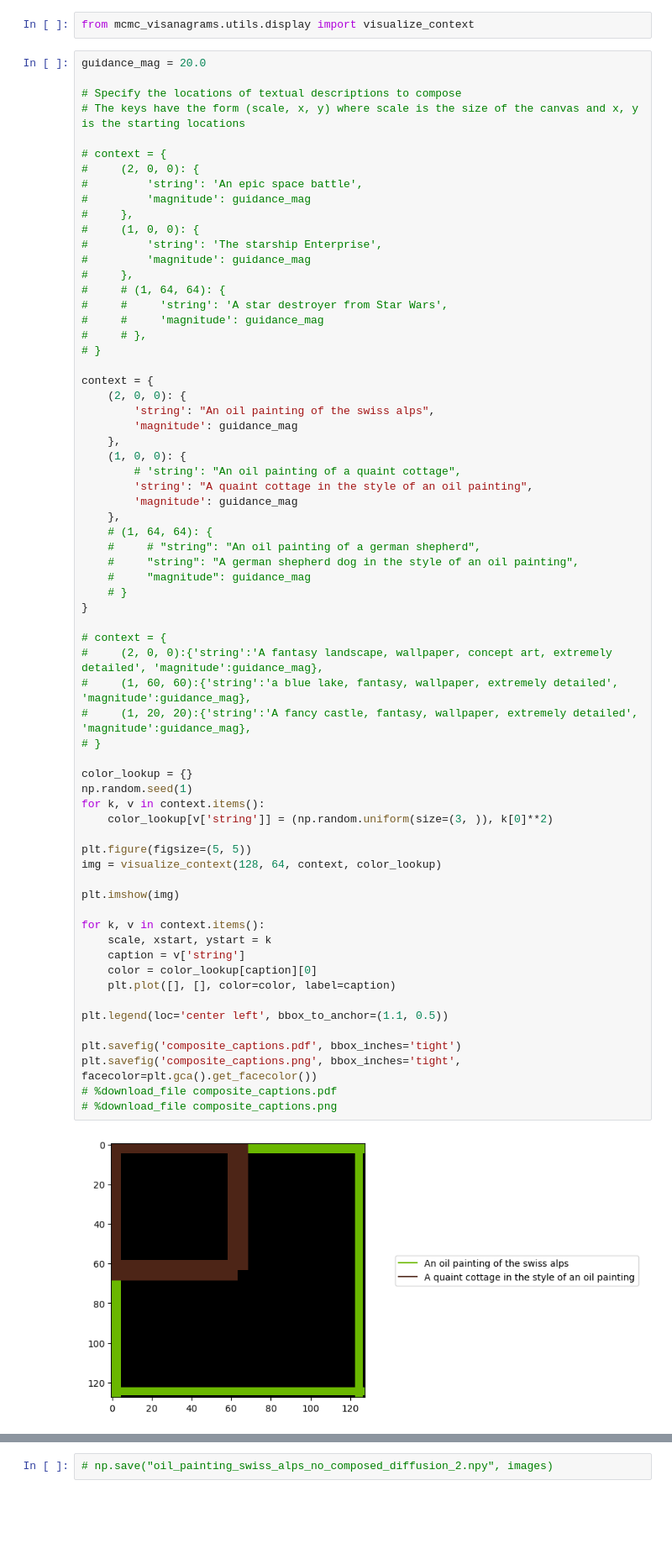
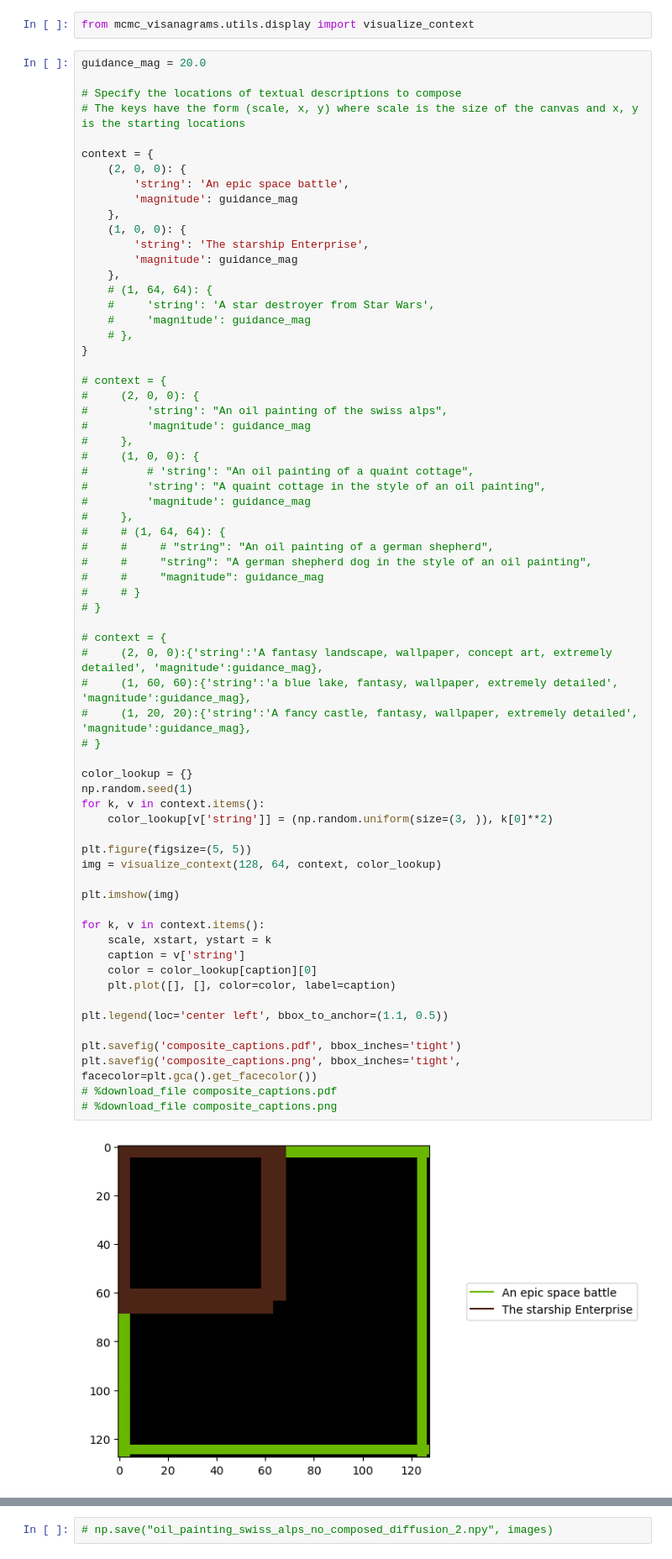
Before and after one commit to joshroy01/mcmc_visanagrams, a Jupyter notebook: prototyping/mcmc/image_tapestry.ipynb, the cells around one changed output, grey strips where cells are left out. Shown at 84% size. Drawn from its saved outputs; the diff is of its cells as text; blank space fills up the shorter version.

```diff
--- a/prototyping/mcmc/image_tapestry.ipynb
+++ b/prototyping/mcmc/image_tapestry.ipynb
@@ -80,68 +80,68 @@ guidance_mag = 20.0
 # Specify the locations of textual descriptions to compose
 # The keys have the form (scale, x, y) where scale is the size of the canvas and x, y is the starting locations
 
+context = {
+    (2, 0, 0): {
+        'string': 'An epic space battle',
+        'magnitude': guidance_mag
+    },
+    (1, 0, 0): {
+        'string': 'The starship Enterprise',
+        'magnitude': guidance_mag
+    },
+    # (1, 64, 64): {
+    #     'string': 'A star destroyer from Star Wars',
+    #     'magnitude': guidance_mag
+    # },
+}
+
 # context = {
 #     (2, 0, 0): {
-#         'string': 'An epic space battle',
+#         'string': "An oil painting of the swiss alps",
 #         'magnitude': guidance_mag
 #     },
 #     (1, 0, 0): {
-#         'string': 'The starship Enterprise',
+#         # 'string': "An oil painting of a quaint cottage",
+#         'string': "A quaint cottage in the style of an oil painting",
 #         'magnitude': guidance_mag
 #     },
 #     # (1, 64, 64): {
-#     #     'string': 'A star destroyer from Star Wars',
-#     #     'magnitude': guidance_mag
-#     # },
+#     #     # "string": "An oil painting of a german shepherd",
+#     #     "string": "A german shepherd dog in the style of an oil painting",
+#     #     "magnitude": guidance_mag
+#     # }
 # }
-
-context = {
-    (2, 0, 0): {
-        'string': "An oil painting of the swiss alps",
-        'magnitude': guidance_mag
-    },
-    (1, 0, 0): {
-        # 'string': "An oil painting of a quaint cottage",
-        'string': "A quaint cottage in the style of an oil painting",
-        'magnitude': guidance_mag
-    },
-    # (1, 64, 64): {
-    #     # "string": "An oil painting of a german shepherd",
-    #     "string": "A german shepherd dog in the style of an oil painting",
-    #     "magnitude": guidance_mag
-    # }
-}
 
 # context = {
 #     (2, 0, 0):{'string':'A fantasy landscape, wallpaper, concept art, extremely detailed', 'magnitude':guidance_mag},
 #     (1, 60, 60):{'string':'a blue lake, fantasy, wallpaper, extremely detailed', 'magnitude':guidance_mag},
 #     (1, 20, 20):{'string':'A fancy castle, fantasy, wallpaper, extremely detailed', 'magnitude':guidance_mag},
 # }
 
 color_lookup = {}
 np.random.seed(1)
 for k, v in context.items():
     color_lookup[v['string']] = (np.random.uniform(size=(3, )), k[0]**2)
 
 plt.figure(figsize=(5, 5))
 img = visualize_context(128, 64, context, color_lookup)
 
 plt.imshow(img)
 
 for k, v in context.items():
     scale, xstart, ystart = k
     caption = v['string']
     color = color_lookup[caption][0]
     plt.plot([], [], color=color, label=caption)
 
 plt.legend(loc='center left', bbox_to_anchor=(1.1, 0.5))
 
 plt.savefig('composite_captions.pdf', bbox_inches='tight')
 plt.savefig('composite_captions.png', bbox_inches='tight', facecolor=plt.gca().get_facecolor())
 # %download_file composite_captions.pdf
 # %download_file composite_captions.png
 # %% [output]
-[figure, old version]
+[figure, new version]
 # %%
 has_cuda = torch.cuda.is_available()
 device = torch.device('cpu' if not has_cuda else 'cuda')
```
Also changed, not shown: parts of 8 cells of this notebook, 3 other files.
